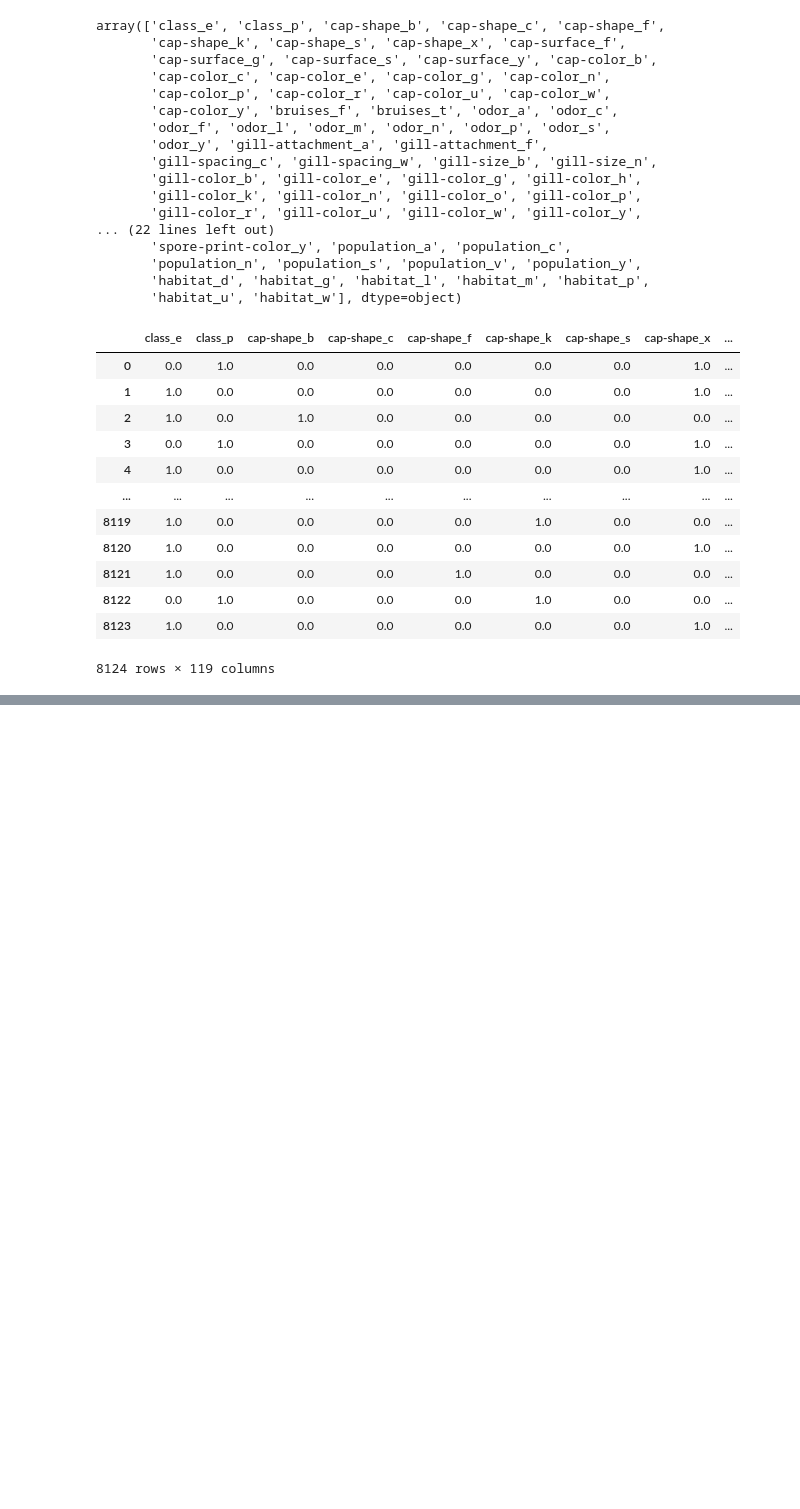
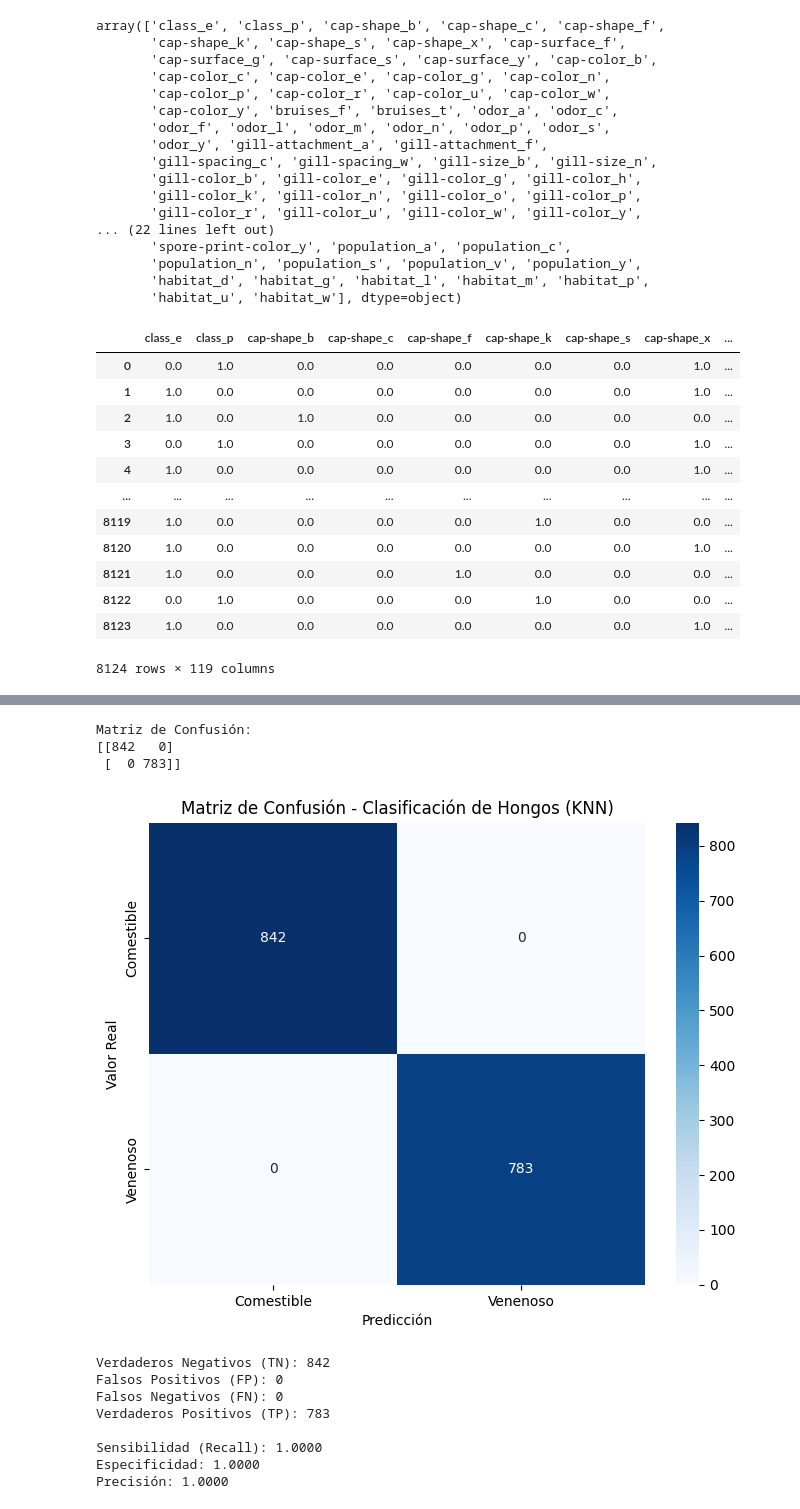
Before and after one commit to cristinaegus/MachineLearnigIA-, a Jupyter notebook: Clasificacion/Clasificación_Mushrooms.ipynb, the cells around one changed output, grey strips where cells are left out. Saved outputs shown, nothing was run; the diff lists cells and outputs as text; code cells hidden in the pictures; blank space fills up the shorter version.

Commit message:
Modelo de clasificación Nearest Neighbor para clasificación Mushroooms

```diff
--- a/Clasificacion/Clasificación_Mushrooms.ipynb
+++ b/Clasificacion/Clasificación_Mushrooms.ipynb
@@ -166,0 +213,8 @@ X = datosfinal_ohe.drop(["class_p"], axis=1)
+# %%
+# Dividimos los datos en entrenamiento y prueba (80% - 20%)
+X_train, X_test, y_train, y_test = train_test_split(X, y, test_size=0.2, random_state=42, stratify=y)
+
+print(f"Tamaño del conjunto de entrenamiento: {X_train.shape}")
+print(f"Tamaño del conjunto de prueba: {X_test.shape}")
+print(f"Distribución de clases en entrenamiento: {y_train.value_counts()}")
+print(f"Distribución de clases en prueba: {y_test.value_counts()}")
@@ -166,0 +247,11 @@ X = datosfinal_ohe.drop(["class_p"], axis=1)
+# %%
+# Hacemos predicciones en el conjunto de prueba
+y_pred = knn_model.predict(X_test)
+
+# También podemos obtener las probabilidades de predicción
+y_pred_proba = knn_model.predict_proba(X_test)
+
+print("Predicciones realizadas:")
+print(f"Número de predicciones: {len(y_pred)}")
+print(f"Clases predichas únicas: {np.unique(y_pred)}")
+print(f"Distribución de predicciones: {pd.Series(y_pred).value_counts()}")
@@ -166,0 +289,43 @@ X = datosfinal_ohe.drop(["class_p"], axis=1)
+# %%
+# Matriz de confusión
+import matplotlib.pyplot as plt
+import seaborn as sns
+
+conf_matrix = confusion_matrix(y_test, y_pred)
+print("Matriz de Confusión:")
+print(conf_matrix)
+print()
+
+# Visualización de la matriz de confusión
+plt.figure(figsize=(8, 6))
+sns.heatmap(conf_matrix, annot=True, fmt='d', cmap='Blues',
+            xticklabels=['Comestible', 'Venenoso'],
+            yticklabels=['Comestible', 'Venenoso'])
+plt.title('Matriz de Confusión - Clasificación de Hongos (KNN)')
+plt.xlabel('Predicción')
+plt.ylabel('Valor Real')
+plt.show()
+
+# Cálculo manual de métricas
+tn, fp, fn, tp = conf_matrix.ravel()
+print(f"Verdaderos Negativos (TN): {tn}")
+print(f"Falsos Positivos (FP): {fp}")
+print(f"Falsos Negativos (FN): {fn}")
+print(f"Verdaderos Positivos (TP): {tp}")
+print()
+print(f"Sensibilidad (Recall): {tp/(tp+fn):.4f}")
+print(f"Especificidad: {tn/(tn+fp):.4f}")
+print(f"Precisión: {tp/(tp+fp):.4f}")
+# %% [output]
+Matriz de Confusión:
+[[842   0]
+ [  0 783]]
+[figure, added]
+Verdaderos Negativos (TN): 842
+Falsos Positivos (FP): 0
+Falsos Negativos (FN): 0
+Verdaderos Positivos (TP): 783
+
+Sensibilidad (Recall): 1.0000
+Especificidad: 1.0000
+Precisión: 1.0000
```
Also changed, not shown: parts of 10 cells of this notebook, 1 other file.
